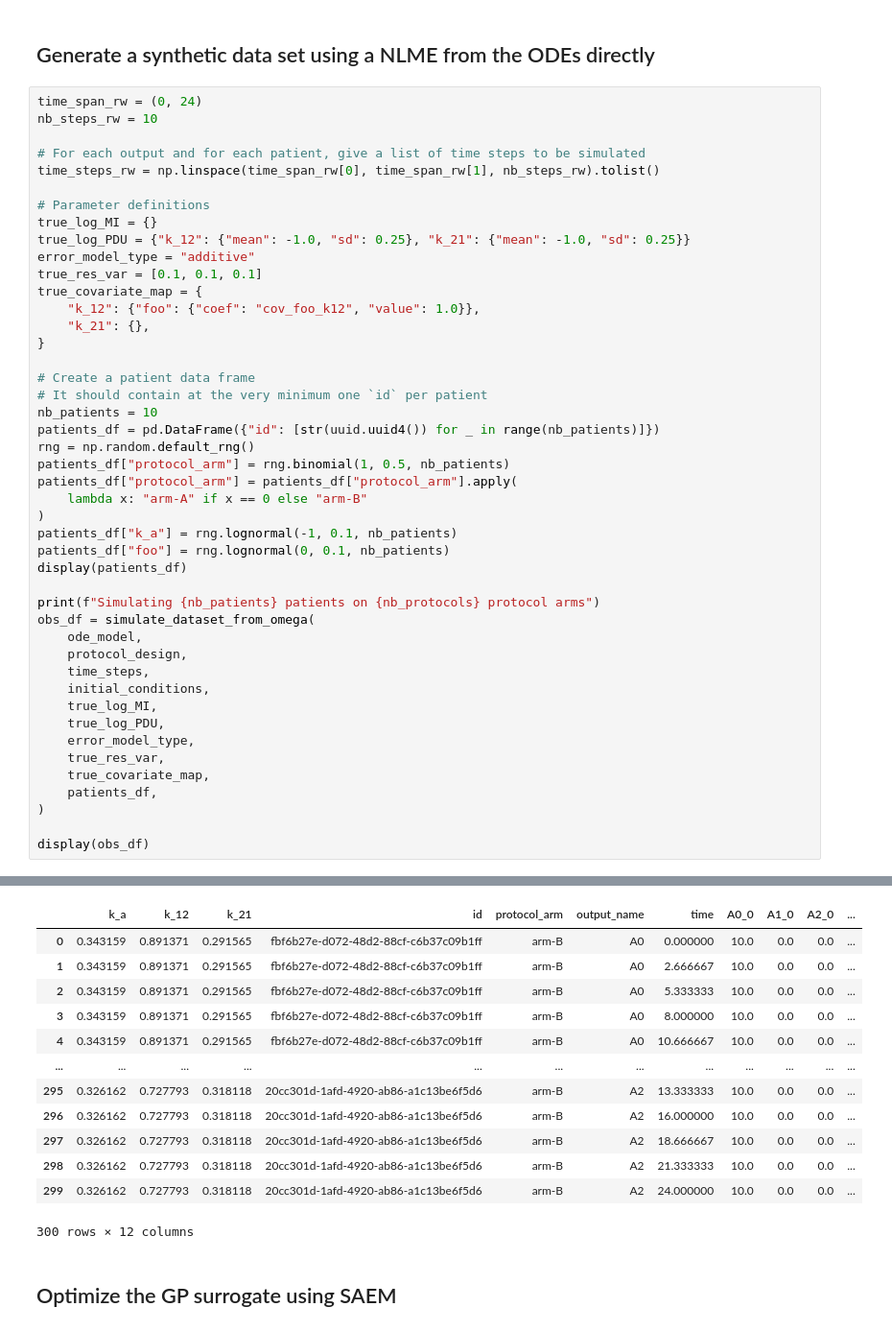
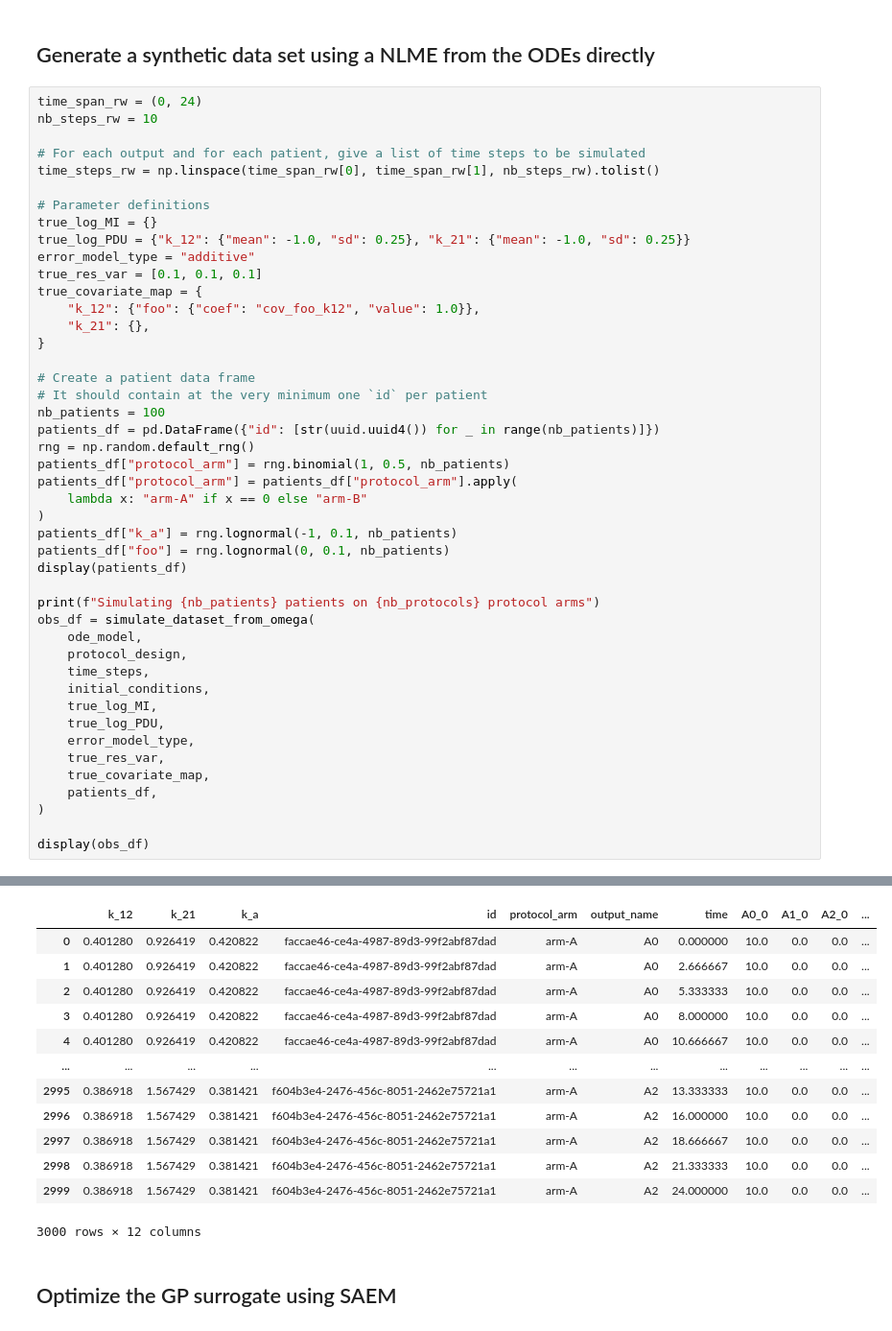
Before and after one commit to novainsilico/vpop-calibration, a Jupyter notebook: examples/saem_gp_model.ipynb, the cells around one changed output, grey strips where cells are left out. Shown at 96% size. Saved outputs shown, nothing was run; the diff lists cells and outputs as text.

```diff
--- a/examples/saem_gp_model.ipynb
+++ b/examples/saem_gp_model.ipynb
@@ -150,7 +147,7 @@ true_covariate_map = {
 
 # Create a patient data frame
 # It should contain at the very minimum one `id` per patient
-nb_patients = 10
+nb_patients = 100
 patients_df = pd.DataFrame({"id": [str(uuid.uuid4()) for _ in range(nb_patients)]})
 rng = np.random.default_rng()
 patients_df["protocol_arm"] = rng.binomial(1, 0.5, nb_patients)
@@ -196,16 +195,16 @@ Successfully loaded 1 known descriptors:
-|  | k_a | k_12 | k_21 | id | protocol_arm | output_name | time | A0_0 | A1_0 | A2_0 | ... |
-| 0 | 0.343159 | 0.891371 | 0.291565 | fbf6b27e-d072-48d2-88cf-c6b37c09b1ff | arm-B | A0 | 0.000000 | 10.0 | 0.0 | 0.0 | ... |
-| 1 | 0.343159 | 0.891371 | 0.291565 | fbf6b27e-d072-48d2-88cf-c6b37c09b1ff | arm-B | A0 | 2.666667 | 10.0 | 0.0 | 0.0 | ... |
-| 2 | 0.343159 | 0.891371 | 0.291565 | fbf6b27e-d072-48d2-88cf-c6b37c09b1ff | arm-B | A0 | 5.333333 | 10.0 | 0.0 | 0.0 | ... |
-| 3 | 0.343159 | 0.891371 | 0.291565 | fbf6b27e-d072-48d2-88cf-c6b37c09b1ff | arm-B | A0 | 8.000000 | 10.0 | 0.0 | 0.0 | ... |
-| 4 | 0.343159 | 0.891371 | 0.291565 | fbf6b27e-d072-48d2-88cf-c6b37c09b1ff | arm-B | A0 | 10.666667 | 10.0 | 0.0 | 0.0 | ... |
+|  | k_12 | k_21 | k_a | id | protocol_arm | output_name | time | A0_0 | A1_0 | A2_0 | ... |
+| 0 | 0.401280 | 0.926419 | 0.420822 | faccae46-ce4a-4987-89d3-99f2abf87dad | arm-A | A0 | 0.000000 | 10.0 | 0.0 | 0.0 | ... |
+| 1 | 0.401280 | 0.926419 | 0.420822 | faccae46-ce4a-4987-89d3-99f2abf87dad | arm-A | A0 | 2.666667 | 10.0 | 0.0 | 0.0 | ... |
+| 2 | 0.401280 | 0.926419 | 0.420822 | faccae46-ce4a-4987-89d3-99f2abf87dad | arm-A | A0 | 5.333333 | 10.0 | 0.0 | 0.0 | ... |
+| 3 | 0.401280 | 0.926419 | 0.420822 | faccae46-ce4a-4987-89d3-99f2abf87dad | arm-A | A0 | 8.000000 | 10.0 | 0.0 | 0.0 | ... |
+| 4 | 0.401280 | 0.926419 | 0.420822 | faccae46-ce4a-4987-89d3-99f2abf87dad | arm-A | A0 | 10.666667 | 10.0 | 0.0 | 0.0 | ... |
 | ... | ... | ... | ... | ... | ... | ... | ... | ... | ... | ... | ... |
-| 295 | 0.326162 | 0.727793 | 0.318118 | 20cc301d-1afd-4920-ab86-a1c13be6f5d6 | arm-B | A2 | 13.333333 | 10.0 | 0.0 | 0.0 | ... |
-| 296 | 0.326162 | 0.727793 | 0.318118 | 20cc301d-1afd-4920-ab86-a1c13be6f5d6 | arm-B | A2 | 16.000000 | 10.0 | 0.0 | 0.0 | ... |
-| 297 | 0.326162 | 0.727793 | 0.318118 | 20cc301d-1afd-4920-ab86-a1c13be6f5d6 | arm-B | A2 | 18.666667 | 10.0 | 0.0 | 0.0 | ... |
-| 298 | 0.326162 | 0.727793 | 0.318118 | 20cc301d-1afd-4920-ab86-a1c13be6f5d6 | arm-B | A2 | 21.333333 | 10.0 | 0.0 | 0.0 | ... |
-| 299 | 0.326162 | 0.727793 | 0.318118 | 20cc301d-1afd-4920-ab86-a1c13be6f5d6 | arm-B | A2 | 24.000000 | 10.0 | 0.0 | 0.0 | ... |
+| 2995 | 0.386918 | 1.567429 | 0.381421 | f604b3e4-2476-456c-8051-2462e75721a1 | arm-A | A2 | 13.333333 | 10.0 | 0.0 | 0.0 | ... |
+| 2996 | 0.386918 | 1.567429 | 0.381421 | f604b3e4-2476-456c-8051-2462e75721a1 | arm-A | A2 | 16.000000 | 10.0 | 0.0 | 0.0 | ... |
+| 2997 | 0.386918 | 1.567429 | 0.381421 | f604b3e4-2476-456c-8051-2462e75721a1 | arm-A | A2 | 18.666667 | 10.0 | 0.0 | 0.0 | ... |
+| 2998 | 0.386918 | 1.567429 | 0.381421 | f604b3e4-2476-456c-8051-2462e75721a1 | arm-A | A2 | 21.333333 | 10.0 | 0.0 | 0.0 | ... |
+| 2999 | 0.386918 | 1.567429 | 0.381421 | f604b3e4-2476-456c-8051-2462e75721a1 | arm-A | A2 | 24.000000 | 10.0 | 0.0 | 0.0 | ... |
-300 rows × 12 columns
+3000 rows × 12 columns
 # %% [markdown]
 ## Optimize the GP surrogate using SAEM
 # %%
```
Also changed, not shown: parts of 9 cells of this notebook, 5 other files.
